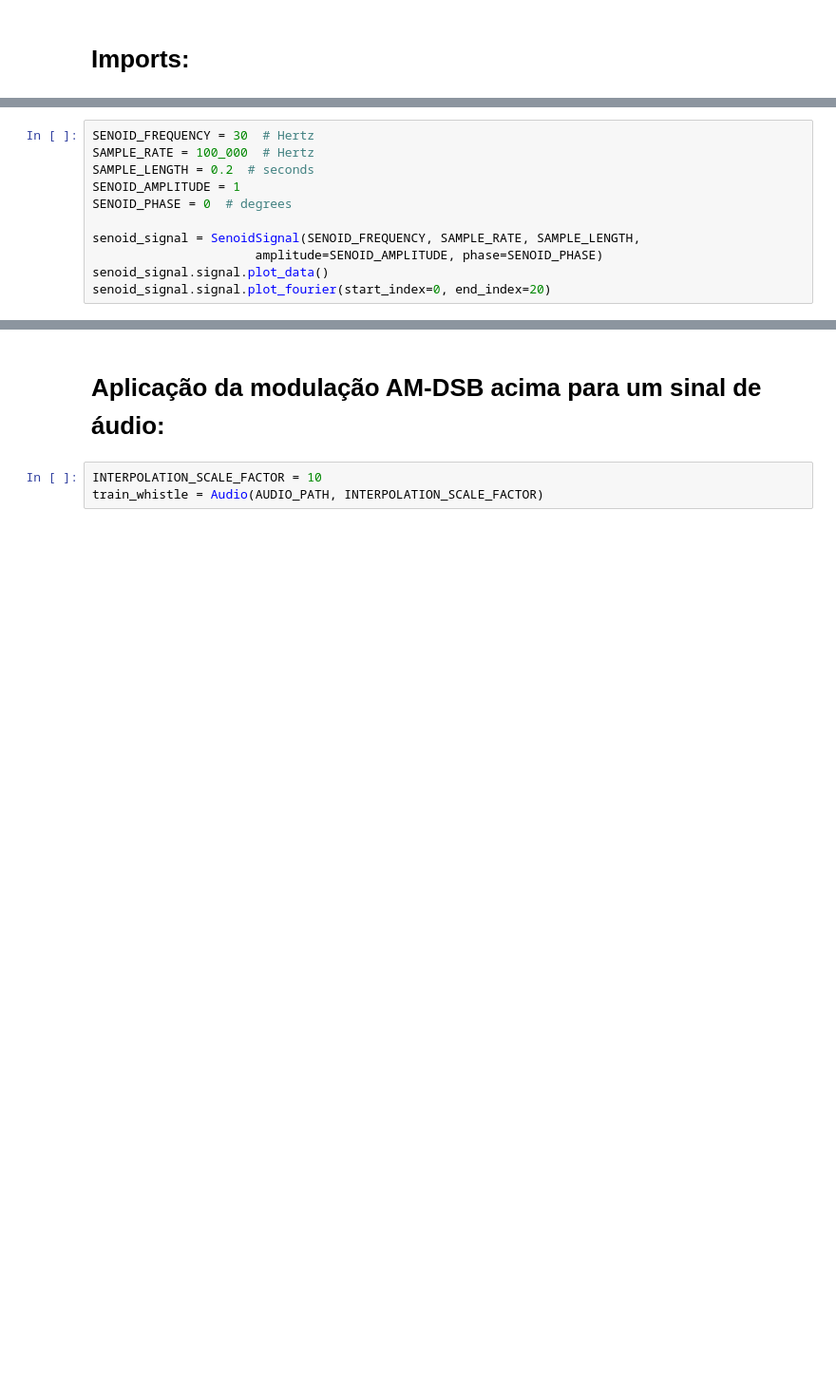
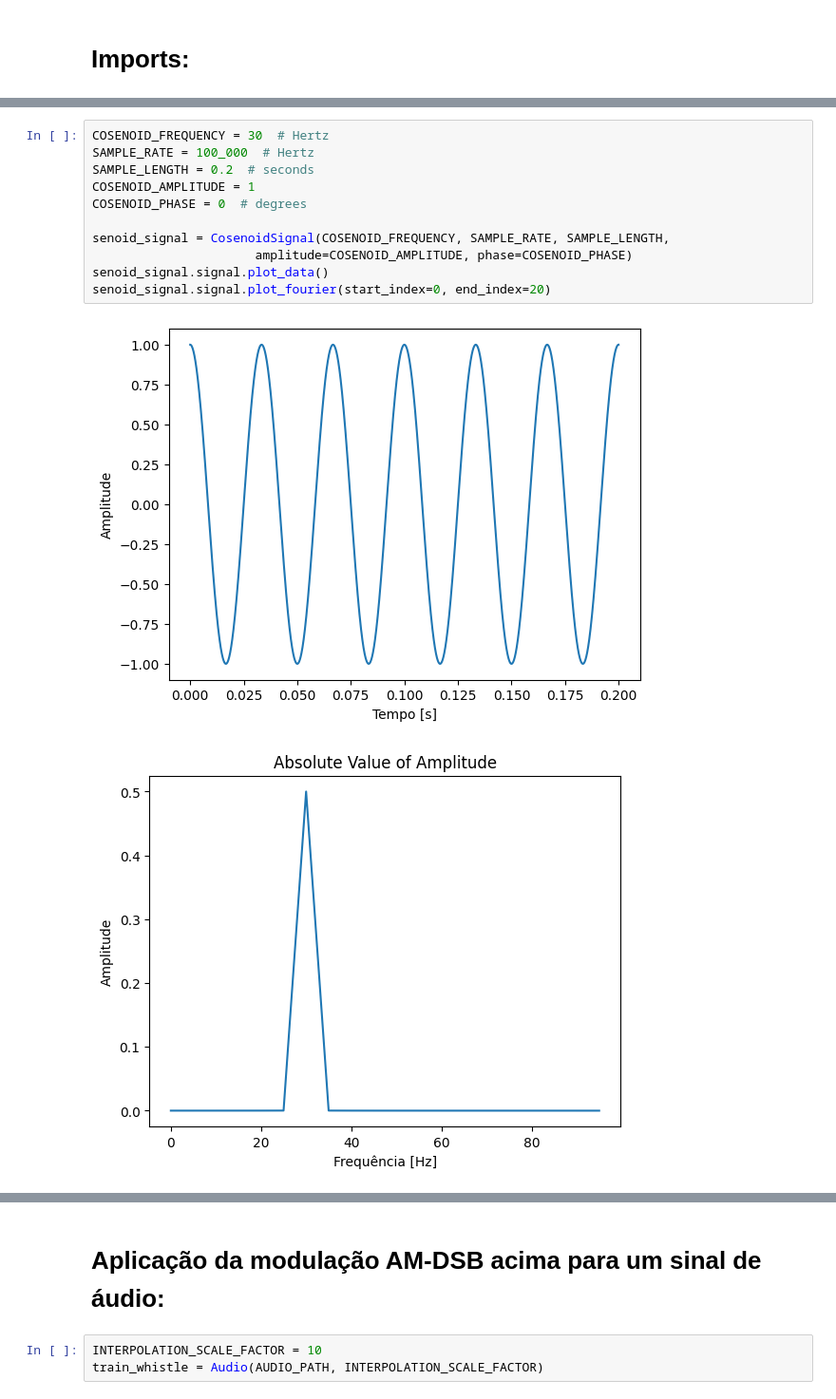
Before and after one commit to RenanElfo/lab3_eet_50, a Jupyter notebook: main.ipynb, the cells around one changed output, grey strips where cells are left out. Shown at 95% size. Saved outputs shown, nothing was run; the diff lists cells and outputs as text; blank space fills up the shorter version.

```diff
--- a/main.ipynb
+++ b/main.ipynb
@@ -12,11 +12,14 @@ AUDIO_PATH = Path(r'toy_train_whistle.wav')
 # %%
-SENOID_FREQUENCY = 30  # Hertz
+COSENOID_FREQUENCY = 30  # Hertz
 SAMPLE_RATE = 100_000  # Hertz
 SAMPLE_LENGTH = 0.2  # seconds
-SENOID_AMPLITUDE = 1
-SENOID_PHASE = 0  # degrees
+COSENOID_AMPLITUDE = 1
+COSENOID_PHASE = 0  # degrees
 
-senoid_signal = SenoidSignal(SENOID_FREQUENCY, SAMPLE_RATE, SAMPLE_LENGTH,
-                      amplitude=SENOID_AMPLITUDE, phase=SENOID_PHASE)
+senoid_signal = CosenoidSignal(COSENOID_FREQUENCY, SAMPLE_RATE, SAMPLE_LENGTH,
+                      amplitude=COSENOID_AMPLITUDE, phase=COSENOID_PHASE)
 senoid_signal.signal.plot_data()
 senoid_signal.signal.plot_fourier(start_index=0, end_index=20)
+# %% [output]
+[figure, added]
+[figure, added]
```
Also changed, not shown: parts of 17 cells of this notebook, 3 other files.
